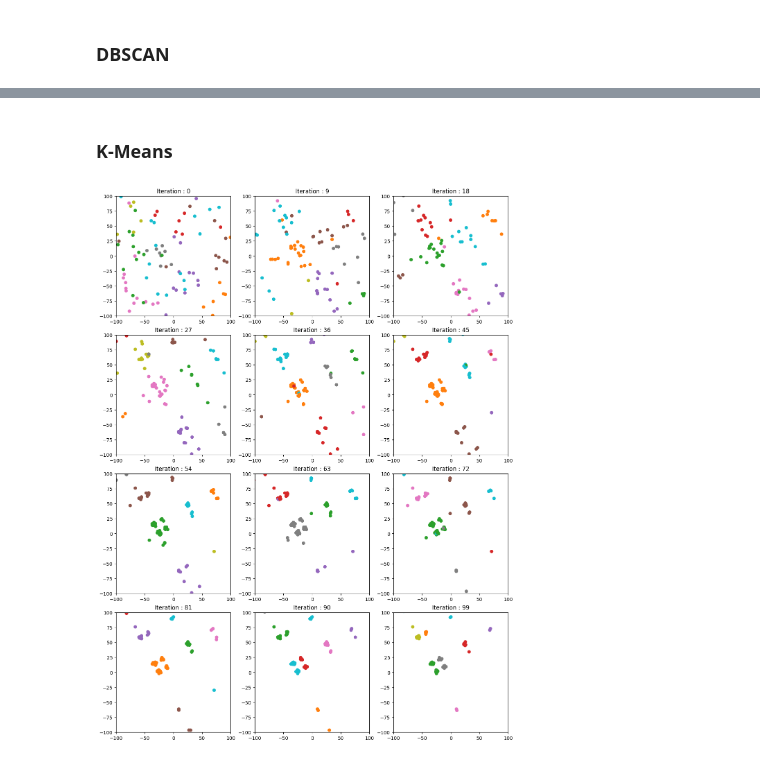
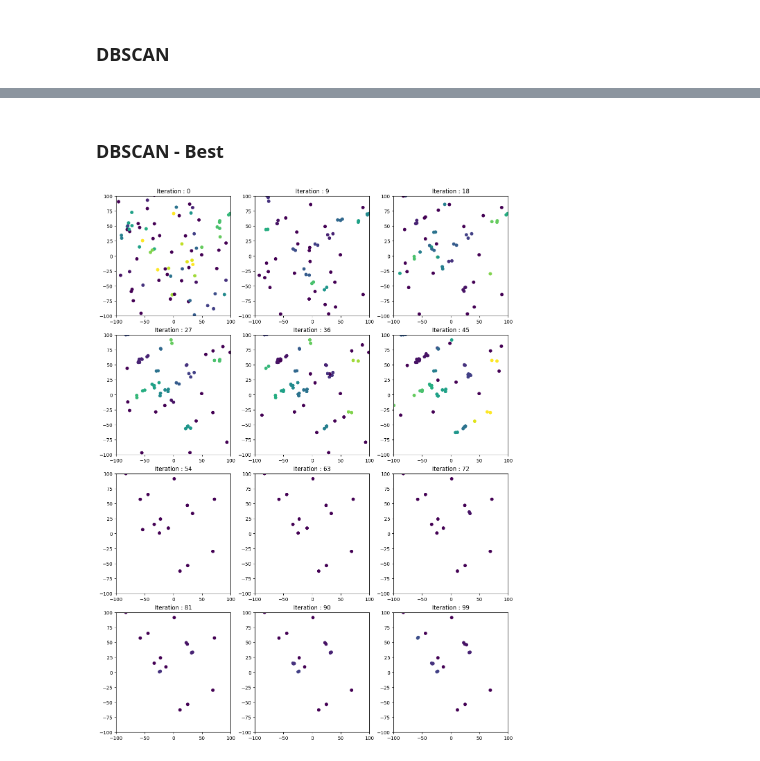
Before and after one commit to alexisuaguilaru/MetaPy, a Jupyter notebook: Testing/test_DifferentialEvolution.ipynb, the cells around one changed output, grey strips where cells are left out. Drawn from its saved outputs; the diff is of its cells as text; code cells hidden in the pictures.

Commit message:
Test using diff evol ClusteringBest

```diff
--- a/Testing/test_DifferentialEvolution.ipynb
+++ b/Testing/test_DifferentialEvolution.ipynb
@@ -106,7 +105,8 @@ PlottingSnapshots(snapshots_clust_dbscan,9,SubPlot_kw,Scatter_kw=Scatter_kw)
-# %% [markdown]
-### K-Means
+# %% [markdown]
+### DBSCAN - Best
 # %%
-# Init Diff Evol Clustering with K-Means
+# affinity_propagation
+# Init Diff Evol Clustering Best with DBSCAN
 functionNumber = '9'
 dimension = 2   #Dimensions = 2, 10, 20, 30, 50 or 100. Some functions doesn't work with all dimensions
 objectiveFunction = objectiveFunctionCEC(functionNumber,dimension=dimension)
@@ -114,23 +114,23 @@ objectiveFunction = objectiveFunctionCEC(functionNumber,dimension=dimension)
 lower , upper = -100 , 100
 initializeIndividual = individual(lower,upper,dimension)
 
-clusteringAlgorithm = cluster.k_means
+clusteringAlgorithm = cluster.dbscan
 
-DiffEvol_Clust_kmeans = DifferentialEvolution_Clustering(objectiveFunction,initializeIndividual,clusteringAlgorithm)
+DiffEvol_ClustBest_dbscan = DifferentialEvolution_ClusteringBest(objectiveFunction,initializeIndividual,clusteringAlgorithm)
 # %%
 #Calling Diff Evol Clustering
 iterations = 100
 populationSize = 100
-scalingFactor = 0.7
-crossoverRate = 0.5
-clusteringAlgorithm_kw = {'n_clusters':10}
+scalingFactor = 0.9
+crossoverRate = 0.8
+clusteringAlgorithm_kw = {'eps':10,'min_samples':2}
 
-optimalFound_clust_kmeans , snapshots_clust_kmeans = DiffEvol_Clust_kmeans(iterations,populationSize,scalingFactor,crossoverRate,clusteringAlgorithm_kw)
+optimalFound_clustbest_dbscan , snapshots_clustbest_dbscan = DiffEvol_ClustBest_dbscan(iterations,populationSize,scalingFactor,crossoverRate,clusteringAlgorithm_kw)
 # %%
 #Plotting of snapshots
 SubPlot_kw = {'autoscale_on':False,'xbound':(-100,100),'ybound':(-100,100)}
-Scatter_kw = {'vmin':-1,'vmax':9,'cmap':'tab10'}
+Scatter_kw = {'vmin':-1,'vmax':20,'cmap':'viridis'}
 
-PlottingSnapshots(snapshots_clust_kmeans,9,SubPlot_kw,Scatter_kw=Scatter_kw)
+PlottingSnapshots(snapshots_clustbest_dbscan,9,SubPlot_kw,Scatter_kw=Scatter_kw)
 # %% [output]
-[figure, old version]
+[figure, new version]
```
Also changed, not shown: parts of 3 cells of this notebook.
